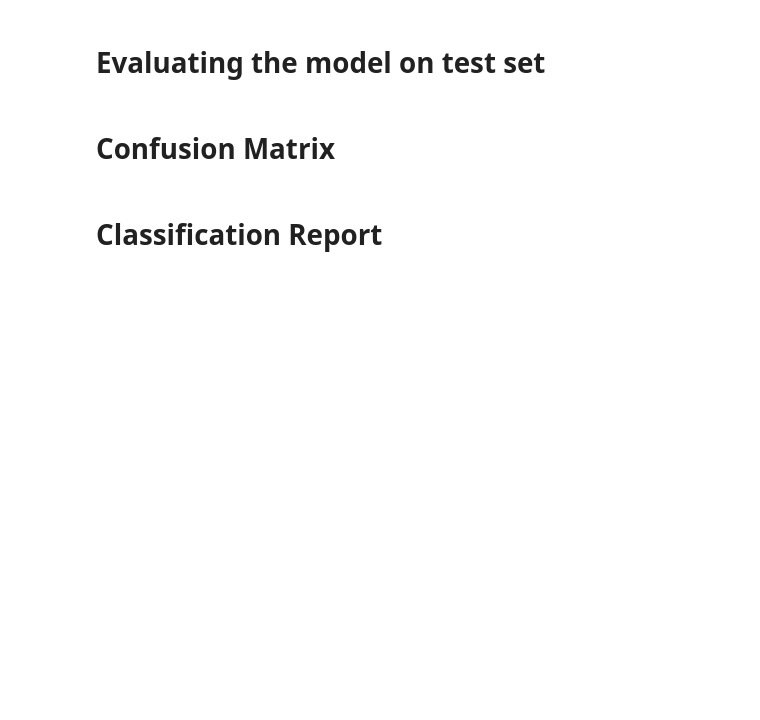
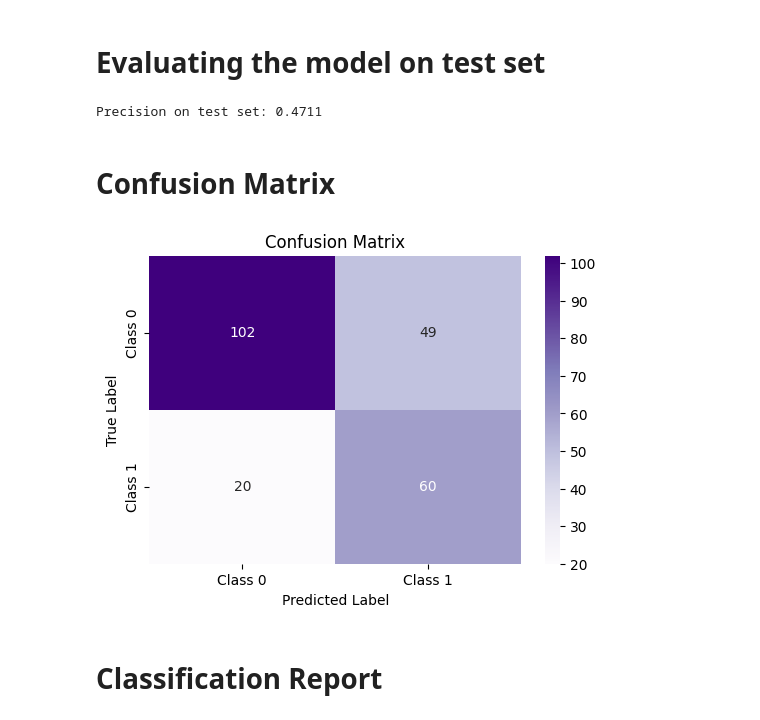
Before and after one commit to SigFerdo/MachineLearning, a Jupyter notebook: neural_network.ipynb, the cells around one changed output. Cells and saved outputs as stored; diff of their text form; code cells hidden in the pictures; blank space fills up the shorter version.

```diff
--- a/neural_network.ipynb
+++ b/neural_network.ipynb
@@ -77,27 +105,35 @@ model = Net()
 # %%
 # I define the loss function and optimizer with class weights
 # I create an instance of the CrossEntropyLoss policy using class weights
-criterion = nn.BCELoss(weight=weights_tensor)
+criterion_class0 = nn.BCELoss(weight=weights_tensor[0])
+criterion_class1 = nn.BCELoss(weight=weights_tensor[1])
 optimizer = torch.optim.SGD(model.parameters(), lr=0.1)
 # %% [markdown]
 # Defining the function to validate the model on the validation set
 # %%
 def validate_model(model, validation_loader):
     model.eval()
-
+    f1_values = []
     with torch.no_grad():
         for features, labels in validation_loader:
             outputs = model(features)
-            f1= f1_score(outputs,labels)
-
-    return f1
+            preds = (outputs > round_treshold).float()
+            for j in range (len(labels)-1):
+                if labels[j] == 0:
+                    f1 = f1_score(preds,labels)
+                else:
+                    f1 = f1_score(preds,labels)
+                f1_values.append(f1)
+    f1_output = sum(f1_values)/len(f1_values)
+    print (f1_output)
+    return f1_output
 # %% [markdown]
 # I define the variables for early stopping
 # %%
 # early stopping variables definitions
-best_f1_validation = np.inf  # Initial value for comparison
-patience = 20  # Number of epochs to tolerate the decrease in accuracy on the validation set
-delta_threshold = 0.01 # Improvement threshold based on accuracy on the validation set
+best_f1_validation = 0  # Initial value for comparison
+patience = 200  # Number of epochs to tolerate the decrease in accuracy on the validation set
+delta_threshold = 0.001 # Improvement threshold based on accuracy on the validation set
 counter = 0  # Counter for the number of epochs without improvement.
 # %% [markdown]
 # Training the model
@@ -148,43 +211,50 @@ model.load_state_dict(torch.load('best_model.pth'))
 # %% [markdown]
 # Evaluating the model on test set
 # %%
-model.eval()
+from sklearn.metrics import precision_score
+
 correct = 0
 total = 0
-
+precision_values = []
 with torch.no_grad():
     for features, labels in test_loader:
         outputs = model(features)
-        f1 = f1_score(outputs,labels)
+        preds = (outputs > round_treshold).float()
+        precision = precision_score(labels, preds, zero_division=1)
+        precision_values.append(precision)
 
-print(f'Accuracy on test set: {f1:.4f}')
+    precision_output = sum(precision_values) / len(precision_values)
+
+print(f'Precision on test set: {precision_output:.4f}')
+# %% [output]
+Precision on test set: 0.4711
 # %% [markdown]
 # Confusion Matrix
 # %%
 # Compute confusion matrix
 y_true = []
 y_pred = []
 
 with torch.no_grad():
     for features, labels in test_loader:
         outputs = model(features)
-        _tmp, test_predictions = torch.max(outputs.data, 1)
+        preds = (outputs > round_treshold).float()
         y_true.extend(labels.tolist())
-        y_pred.extend(test_predictions.tolist())
-
+        y_pred.extend(preds.tolist())
 cm = confusion_matrix(y_true, y_pred)
-
 # Define class labels
 class_labels = ['Class 0', 'Class 1']
 
 plt.figure(figsize=(6, 4))
 sns.heatmap(cm, annot=True, fmt='d', cmap='Purples',
             xticklabels=class_labels, yticklabels=class_labels)
 
 plt.title('Confusion Matrix')
 plt.xlabel('Predicted Label')
 plt.ylabel('True Label')
 plt.show()
+# %% [output]
+[figure, added]
 # %% [markdown]
 # Classification Report
 # %%
```
Also changed, not shown: parts of 9 cells of this notebook, 2 other files.
